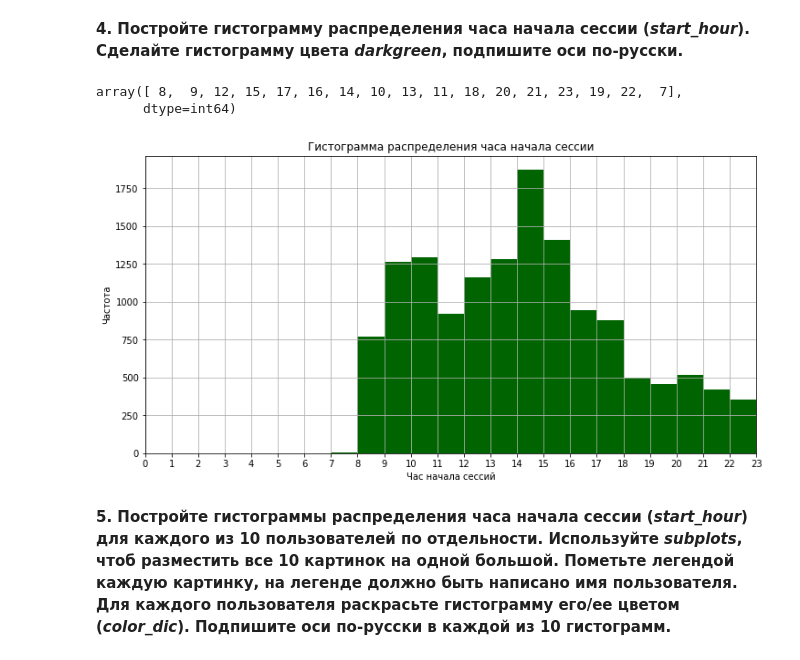
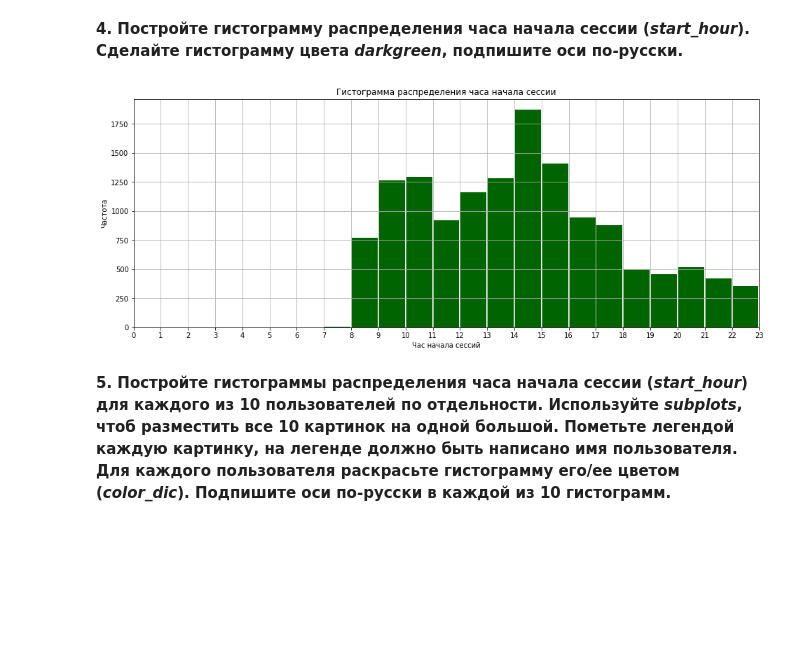
Before and after one commit to sergh1o/FROO_stepik, a Jupyter notebook: С6/week3_visual_analysis_and_fe.ipynb, the cells around one changed output. Saved outputs shown, nothing was run; the diff lists cells and outputs as text; code cells hidden in the pictures; blank space fills up the shorter version.

```diff
--- a/С6/week3_visual_analysis_and_fe.ipynb
+++ b/С6/week3_visual_analysis_and_fe.ipynb
@@ -234,21 +240,16 @@ fig.tight_layout()
 [figure]
 # %% [markdown]
 **4. Постройте гистограмму распределения часа начала сессии (*start_hour*). Сделайте гистограмму цвета *darkgreen*, подпишите оси по-русски.**
-# %%
-train_data_10users['start_hour'].unique()
-# %% [output]
-array([ 8,  9, 12, 15, 17, 16, 14, 10, 13, 11, 18, 20, 21, 23, 19, 22,  7],
-      dtype=int64)
 # %%
-plt.figure(figsize=(12,6))
-train_data_10users['start_hour'].hist(bins=[n for n in range(0,24)], color='darkgreen')
+plt.figure(figsize=(16,6))
+train_data_10users['start_hour'].hist(bins=[n for n in range(0,24)], color='darkgreen', rwidth=0.95)
 plt.xlabel('Час начала сессий')
 plt.ylabel('Частота')
 plt.title('Гистограмма распределения часа начала сессии')
 plt.xlim((0,23))
 plt.xticks([n for n in range(0,24)])
 plt.show()
 # %% [output]
-[figure, old version]
+[figure, new version]
 # %% [markdown]
 **5. Постройте гистограммы распределения часа начала сессии (*start_hour*) для каждого из 10 пользователей по отдельности. Используйте *subplots*, чтоб разместить все 10 картинок на одной большой. Пометьте легендой каждую картинку, на легенде должно быть написано имя пользователя. Для каждого пользователя раскрасьте гистограмму его/ее цветом (*color_dic*). Подпишите оси по-русски в каждой из 10 гистограмм.**
```
Also changed, not shown: parts of 10 cells of this notebook.
